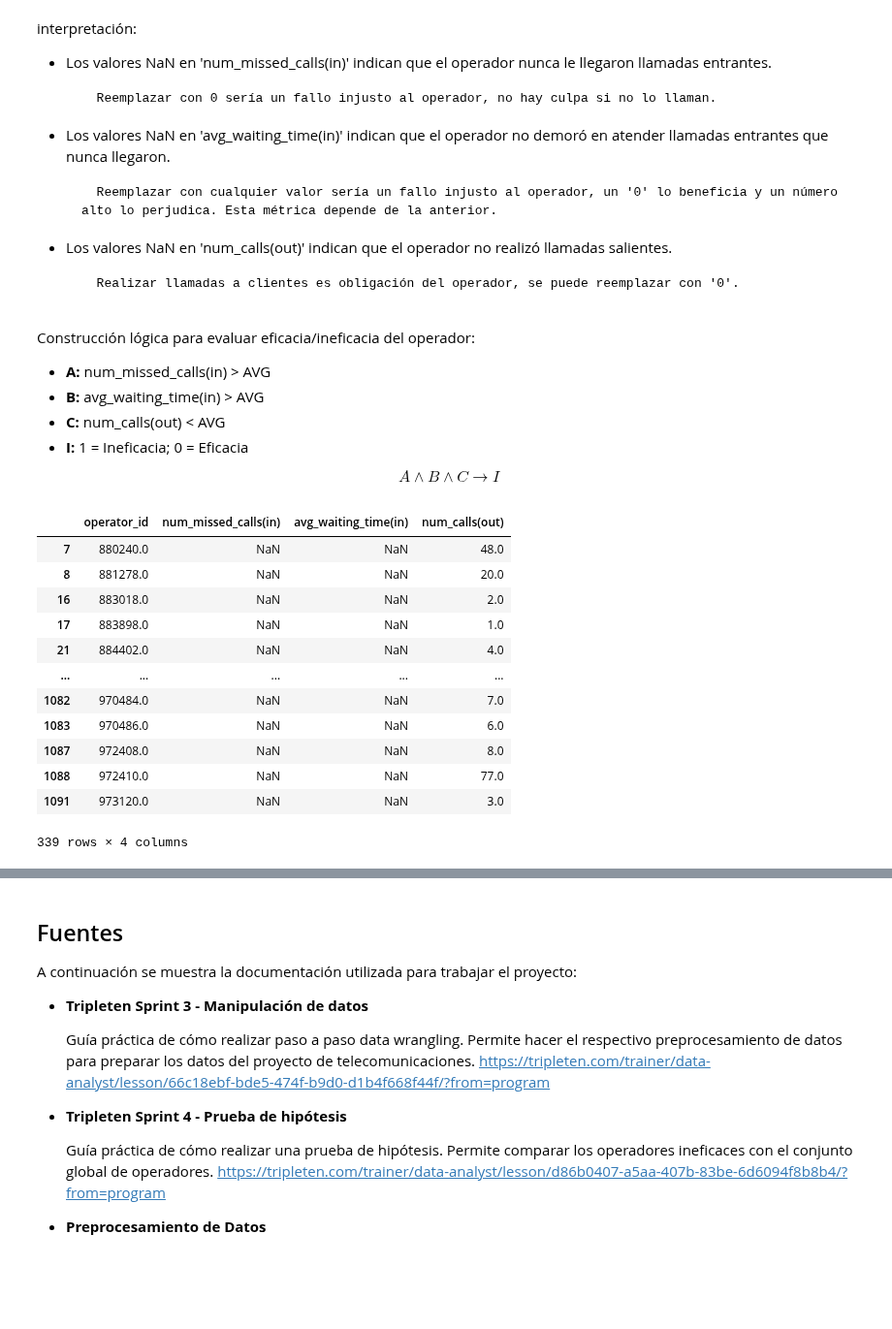
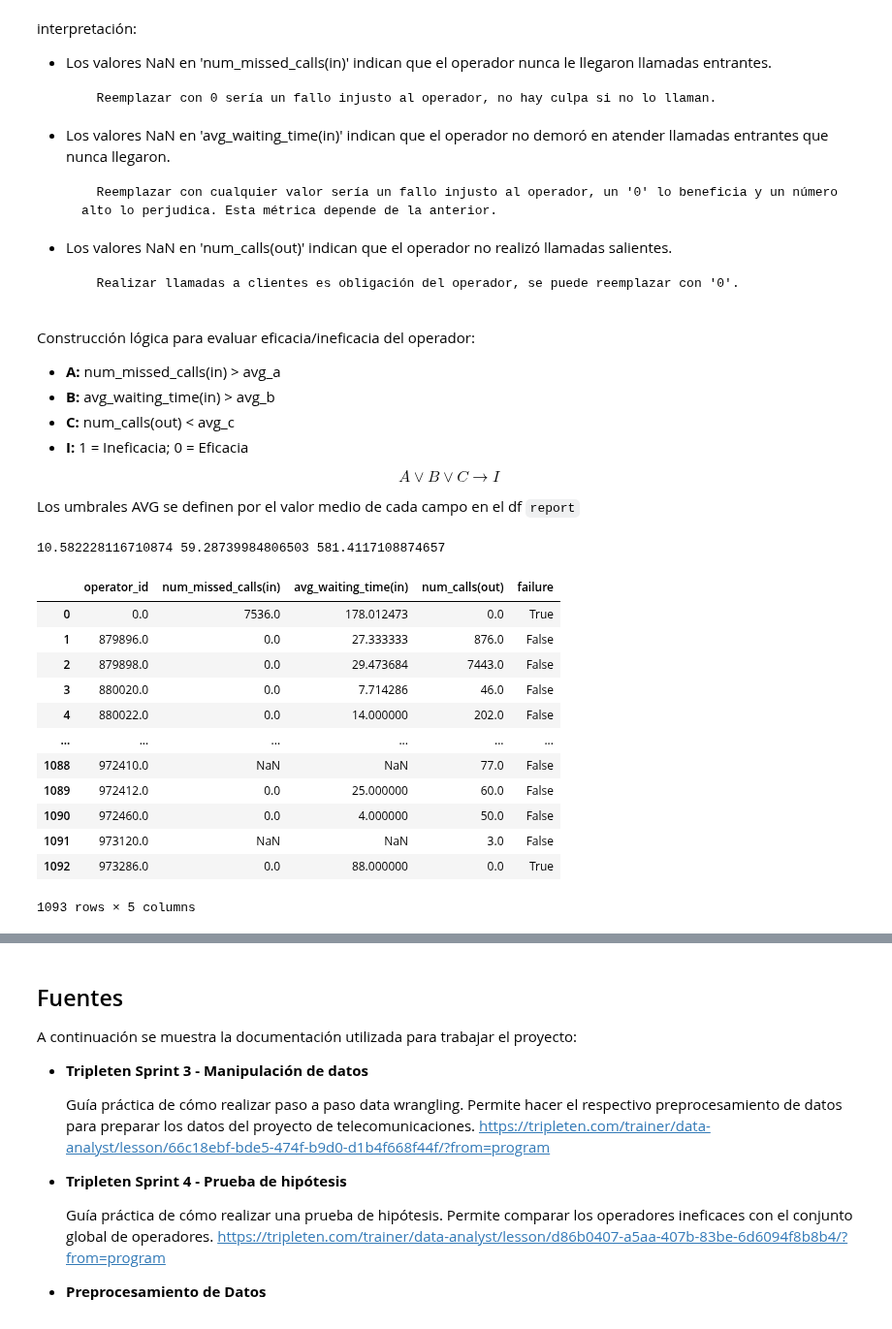
Before and after one commit to ScinDBad/DA_proyecto_final, a Jupyter notebook: proyecto_sp_14.ipynb, the cells around one changed output, grey strips where cells are left out. Shown at 97% size. Saved outputs shown, nothing was run; the diff lists cells and outputs as text; code cells hidden in the pictures; blank space fills up the shorter version.

```diff
--- a/proyecto_sp_14.ipynb
+++ b/proyecto_sp_14.ipynb
@@ -664,25 +666,38 @@ interpretación:
 # %% [markdown]
 Construcción lógica para evaluar eficacia/ineficacia del operador:
 
-- __A:__ num_missed_calls(in) > AVG
-- __B:__ avg_waiting_time(in)	> AVG
-- __C:__ num_calls(out) < AVG
+- __A:__ num_missed_calls(in) > avg_a
+- __B:__ avg_waiting_time(in)	> avg_b
+- __C:__ num_calls(out) < avg_c
 - __I:__ 1 = Ineficacia; 0 = Eficacia
 
-$$A \land B \land C \to I$$
+$$A \lor B \lor C \to I$$
+
+
+Los umbrales AVG se definen por el valor medio de cada campo en el df `report`
-# %%
-report[report['avg_waiting_time(in)'].isna()]
-# %% [output]
-|  | operator_id | num_missed_calls(in) | avg_waiting_time(in) | num_calls(out) |
-| 7 | 880240.0 | NaN | NaN | 48.0 |
-| 8 | 881278.0 | NaN | NaN | 20.0 |
-| 16 | 883018.0 | NaN | NaN | 2.0 |
-| 17 | 883898.0 | NaN | NaN | 1.0 |
-| 21 | 884402.0 | NaN | NaN | 4.0 |
-| ... | ... | ... | ... | ... |
-| 1082 | 970484.0 | NaN | NaN | 7.0 |
-| 1083 | 970486.0 | NaN | NaN | 6.0 |
-| 1087 | 972408.0 | NaN | NaN | 8.0 |
-| 1088 | 972410.0 | NaN | NaN | 77.0 |
-| 1091 | 973120.0 | NaN | NaN | 3.0 |
-339 rows × 4 columns
+# %%
+avg_a, avg_b, avg_c = report[['num_missed_calls(in)', 'avg_waiting_time(in)', 'num_calls(out)']].mean()
+print(avg_a, avg_b, avg_c) # Mostrar valores medios que representan umbrales de ineficacia
+# %% [output]
+10.582228116710874 59.28739984806503 581.4117108874657
+# %%
+report['failure'] = np.logical_or(
+    report['num_missed_calls(in)'] > avg_a,
+    report['avg_waiting_time(in)'] > avg_b,
+    report['num_calls(out)'] < avg_c
+    )
+report
+# %% [output]
+|  | operator_id | num_missed_calls(in) | avg_waiting_time(in) | num_calls(out) | failure |
+| 0 | 0.0 | 7536.0 | 178.012473 | 0.0 | True |
+| 1 | 879896.0 | 0.0 | 27.333333 | 876.0 | False |
+| 2 | 879898.0 | 0.0 | 29.473684 | 7443.0 | False |
+| 3 | 880020.0 | 0.0 | 7.714286 | 46.0 | False |
+| 4 | 880022.0 | 0.0 | 14.000000 | 202.0 | False |
+| ... | ... | ... | ... | ... | ... |
+| 1088 | 972410.0 | NaN | NaN | 77.0 | False |
+| 1089 | 972412.0 | 0.0 | 25.000000 | 60.0 | False |
+| 1090 | 972460.0 | 0.0 | 4.000000 | 50.0 | False |
+| 1091 | 973120.0 | NaN | NaN | 3.0 | False |
+| 1092 | 973286.0 | 0.0 | 88.000000 | 0.0 | True |
+1093 rows × 5 columns
```
Also changed, not shown: parts of 4 cells of this notebook.
